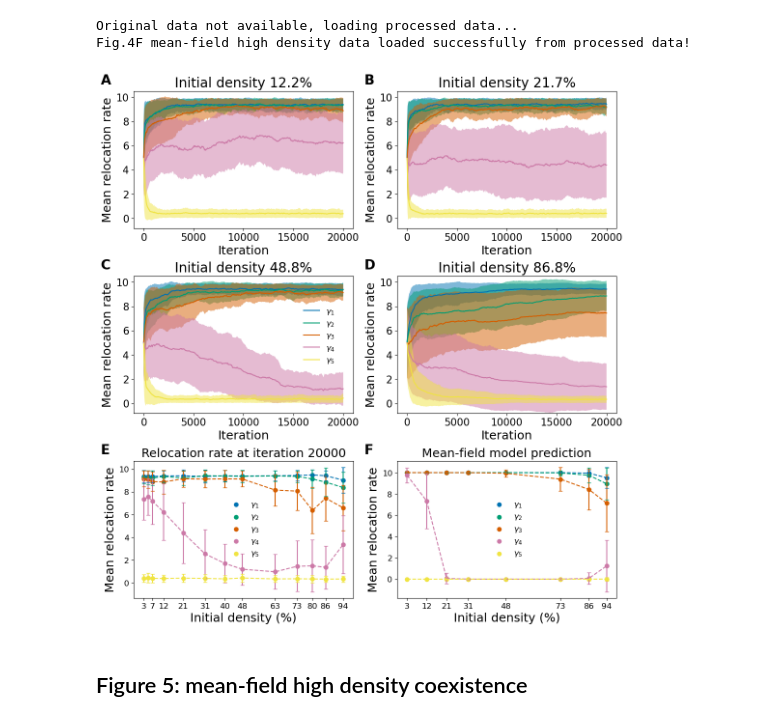
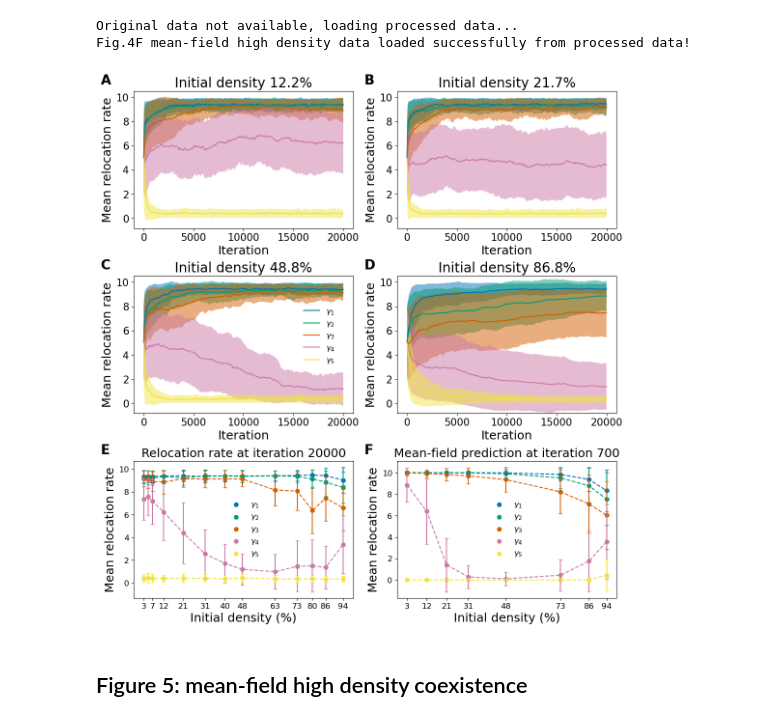
Before and after one commit to tongliang11/Evolution-dynamics, a Jupyter notebook: Figure.ipynb, the cells around one changed output. Drawn from its saved outputs; the diff is of its cells as text; code cells hidden in the pictures.

```diff
--- a/Figure.ipynb
+++ b/Figure.ipynb
@@ -410,12 +410,13 @@ Fig.3A upper panel stochastic data loaded successfully from processed data!
 
 original_data_path = './evolve_data/b5_c_plane_mf'
 b5_meanfield = [3, 3.25, 3.5, 3.75, 4, 4.25, 4.5, 4.75, 5, 5.25]
+
 if os.path.isdir(original_data_path) and LOAD_ORIGINAL_DATA:
     print('Loading original data....')
     x = [0, 2, 4, 6, 8, 10]
     hopping_discrete = np.array([p for p in itertools.product(x, repeat=5)])
 
-    def cal_ave_std_last_step(sol, hoppings=hopping_discrete):
+    def cal_ave_std_step_n(sol,step, hoppings=hopping_discrete):
         ''' Calculate the mean and std of hopping rates from the solution of the coupled mean-field equation at the last time step'''
         density_total = np.sum(
             np.array(sol)[:, -1].reshape(len(hoppings), 5), 1)
@@ -429,7 +430,7 @@ if os.path.isdir(original_data_path) and LOAD_ORIGINAL_DATA:
     for b5 in b5_meanfield:
         with open(original_data_path+'/b5_{}_c_{}'.format(b5, 0), "rb") as fp:
             full_sol = pickle.load(fp)
-        ave_std_c0.append(cal_ave_std_last_step(full_sol))
+        ave_std_c0.append(cal_ave_std_step_n(full_sol,step=701))
     mean_meanfield = np.array(ave_std_c0)[:, 0, 3]
     std_meanfield = np.array(ave_std_c0)[:, 1, 3]
     print("Fig.3A upper panel mean-field data loaded successfully from original data!")
@@ -512,7 +513,7 @@ if os.path.isdir(original_data_path) and LOAD_ORIGINAL_DATA:
     x = [0, 2, 4, 6, 8, 10]
     hopping_discrete = np.array([p for p in itertools.product(x, repeat=5)])
 
-    def cal_ave_std_last_step(sol, hoppings=hopping_discrete):
+    def cal_ave_std_step_n(sol,step, hoppings=hopping_discrete):
         ''' Calculate the mean and std of hopping rates from the solution of the coupled mean-field equation at the last time step'''
         density_total = np.sum(
             np.array(sol)[:, -1].reshape(len(hoppings), 5), 1)
@@ -526,7 +527,7 @@ if os.path.isdir(original_data_path) and LOAD_ORIGINAL_DATA:
     for b5 in b5_meanfield_exp:
         with open('./evolve_data/b5_c_plane_mf/b5_{}_c_{}'.format(b5, 0.5), "rb") as fp:
             full_sol = pickle.load(fp)
-        ave_std_c05.append(cal_ave_std_last_step(full_sol))
+        ave_std_c05.append(cal_ave_std_step_n(full_sol,step=701))
     mean_meanfield_exp = np.array(ave_std_c05)[:, 0, 3]
     std_meanfield_exp = np.array(ave_std_c05)[:, 1, 3]
     print("Fig.3A lower panel mean-field data loaded successfully from original data!")
@@ -780,9 +781,9 @@ x = [0, 2, 4, 6, 8, 10]
 hopping_discrete = np.array([p for p in itertools.product(x, repeat=5)])
 
 
-def cal_ave_std_last_step(sol, hoppings=hopping_discrete):
+def cal_ave_std_step_n(sol, step, hoppings=hopping_discrete):
     ''' Calculate the mean and std of hopping rates from the solution of the coupled mean-field equation at the last time step'''
-    density_total = np.sum(np.array(sol)[:, -1].reshape(len(hoppings), 5), 1)
+    density_total = np.sum(np.array(sol)[:, step].reshape(len(hoppings), 5), 1)
     prob = density_total/np.sum(density_total)
     avehop = np.sum([prob[i]*np.array(hoppings[i])
                      for i in range(len(hoppings))], 0)
@@ -790,6 +791,7 @@ def cal_ave_std_last_step(sol, hoppings=hopping_discrete):
         len(hoppings))], 0)-avehop**2)
     return (avehop, np.sqrt(variance))
 
+LOAD_ORIGINAL_DATA = False
 
 density_mf = [int(50000/n/n) for n in [128, 64, 48, 40, 32, 26, 24, 23]]
 if os.path.isdir(original_data_path) and LOAD_ORIGINAL_DATA:
@@ -799,7 +801,7 @@ if os.path.isdir(original_data_path) and LOAD_ORIGINAL_DATA:
     for i in density_mf:
         with open(original_data_path+'/density_{}'.format(i), "rb") as fp:
             full_sol = pickle.load(fp)
-        _ave, _std = cal_ave_std_last_step(full_sol)
+        _ave, _std = cal_ave_std_step_n(full_sol,step=701)
         ave_density_mf.append(_ave)
         std_density_mf.append(_std)
     print("Fig.4F mean-field high density data loaded successfully from original data!")
@@ -841,35 +846,35 @@ for k in range(4):
 for i in range(5):
     ax[2, 0].scatter(density, np.array(ave_density)[:, i],
                      label="$\gamma_{}$".format(i+1))
     ax[2, 0].errorbar(density, np.array(ave_density)[:, i],
                       yerr=np.array(std_density)[:, i], capsize=3, linestyle='--')
 ax[2, 0].set_xticks([3, 7, 12, 21, 31, 40, 48, 63, 73, 80, 86, 94])
 ax[2, 0].tick_params(axis='both', which='major', labelsize=12)
 ax[2, 0].set_xlabel('Initial density (%)', fontsize=18)
 ax[2, 0].set_ylabel('Mean relocation rate', fontsize=18)
 ax[2, 0].set_title('Relocation rate at iteration 20000', fontsize=18)
 ax[2, 0].text(-0.15, 1.05, 'E', transform=ax[2, 0].transAxes,
               size=20, weight='bold')
 ax[2, 0].legend(frameon=False, fontsize=12)
 
-ax[2, 1].set_title('Mean-field model prediction', fontsize=18)
+ax[2, 1].set_title('Mean-field prediction at iteration 700', fontsize=18)
 
 for i in range(5):
     ax[2, 1].scatter(density_mf, np.array(ave_density_mf).T[i],
                      label='$\gamma_{}$'.format(i+1))
     ax[2, 1].errorbar(density_mf, np.array(ave_density_mf).T[i], yerr=np.array(
         std_density_mf).T[i], capsize=3, linestyle='--')
 ax[2, 1].legend(frameon=False, fontsize=12)
 ax[2, 1].set_xticks(density_mf)
 ax[2, 1].tick_params(axis='both', which='major', labelsize=12)
 ax[2, 1].set_xlabel('Initial density (%)', fontsize=18)
 ax[2, 1].set_ylabel('Mean relocation rate', fontsize=18)
 ax[2, 1].text(-0.15, 1.05, 'F', transform=ax[2, 1].transAxes,
               size=20, weight='bold')
 if SAVE_FIGURE:
     fig.savefig('./Figures/Figure_4_density.pdf', bbox_inches='tight')
 # %% [output]
-[figure, old version]
+[figure, new version]
 # %% [markdown]
 ## Figure 5: mean-field high density coexistence
 # %%
```
Also changed, not shown: parts of 4 cells of this notebook, 5 other files.
